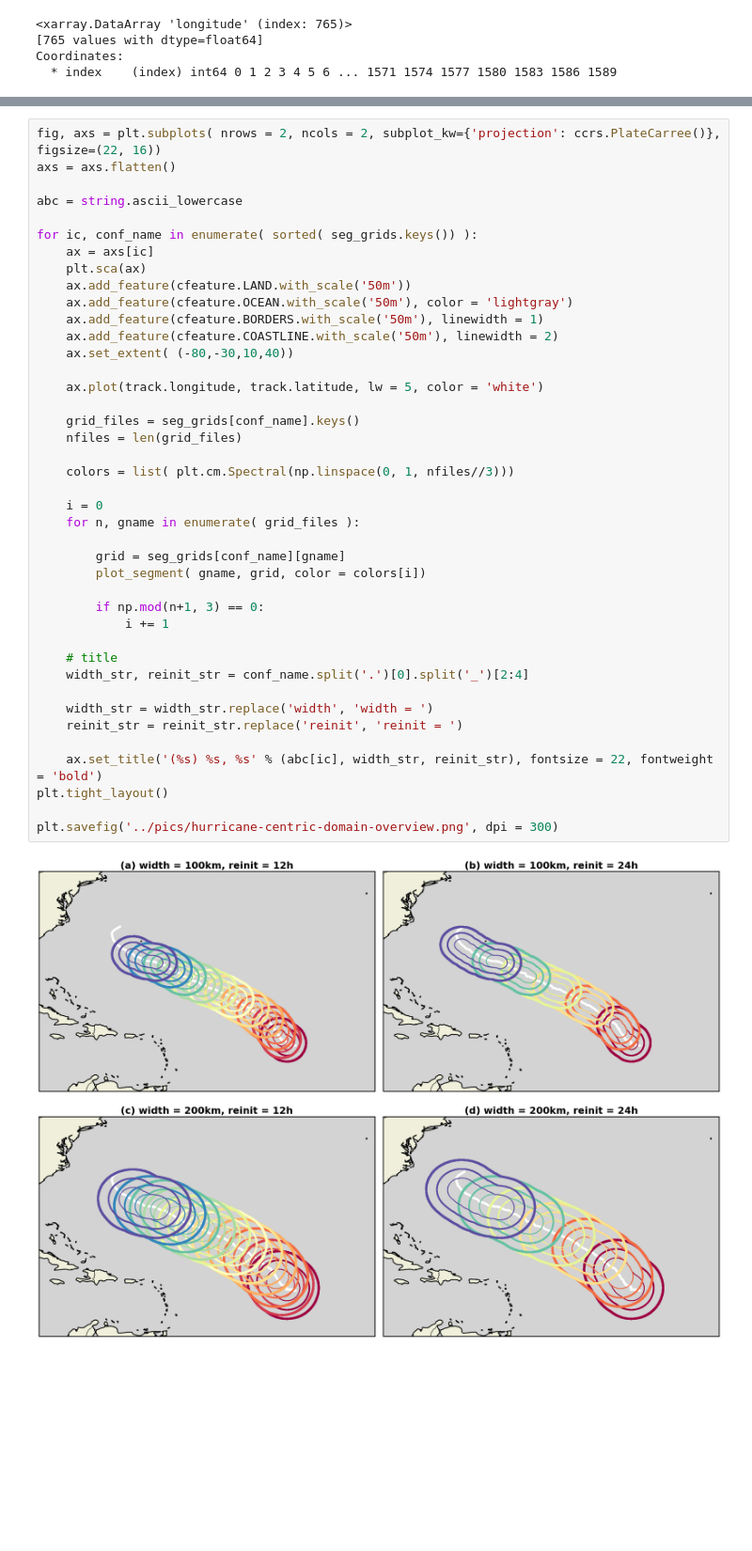
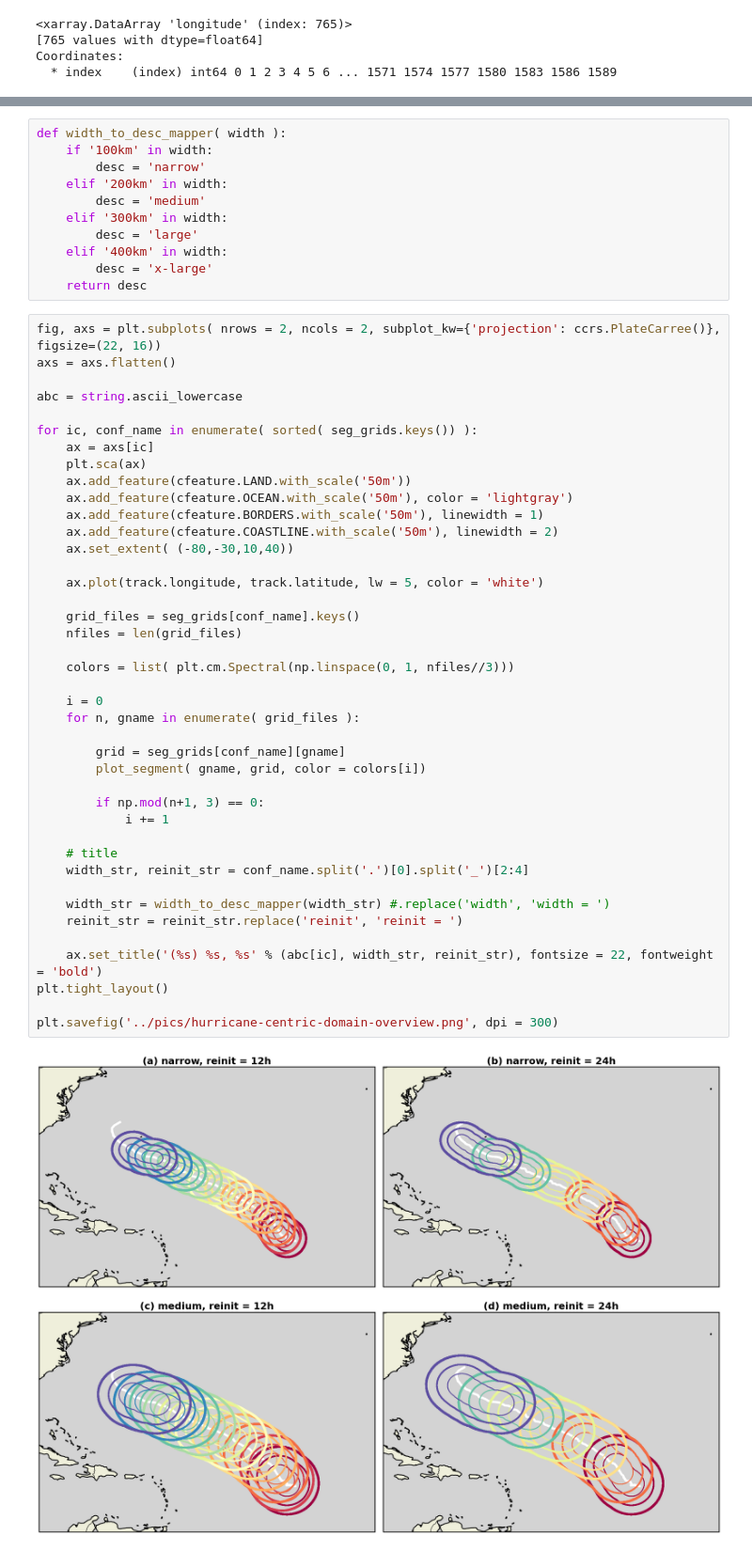
Before and after one commit to fsenf/nbook.2025-08_Hurricane-Centric-Analysis, a Jupyter notebook: nbooks/01-Centric-Domains-Overview-Map.ipynb, the cells around one changed output, grey strips where cells are left out. Shown at 94% size. Saved outputs shown, nothing was run; the diff lists cells and outputs as text; blank space fills up the shorter version.

```diff
--- a/nbooks/01-Centric-Domains-Overview-Map.ipynb
+++ b/nbooks/01-Centric-Domains-Overview-Map.ipynb
@@ -175,6 +175,17 @@ for n, gname in enumerate( grid_files ):
         i += 1
 # %% [output]
 [figure]
+# %%
+def width_to_desc_mapper( width ):
+    if '100km' in width:
+        desc = 'narrow'
+    elif '200km' in width:
+        desc = 'medium'
+    elif '300km' in width:
+        desc = 'large'
+    elif '400km' in width:
+        desc = 'x-large'
+    return desc
 # %%
 fig, axs = plt.subplots( nrows = 2, ncols = 2, subplot_kw={'projection': ccrs.PlateCarree()}, figsize=(22, 16))
 axs = axs.flatten()
@@ -189,32 +200,32 @@ for ic, conf_name in enumerate( sorted( seg_grids.keys()) ):
     ax.add_feature(cfeature.BORDERS.with_scale('50m'), linewidth = 1)
     ax.add_feature(cfeature.COASTLINE.with_scale('50m'), linewidth = 2)
     ax.set_extent( (-80,-30,10,40))
 
     ax.plot(track.longitude, track.latitude, lw = 5, color = 'white')
 
     grid_files = seg_grids[conf_name].keys()
     nfiles = len(grid_files)
 
     colors = list( plt.cm.Spectral(np.linspace(0, 1, nfiles//3)))
 
     i = 0
     for n, gname in enumerate( grid_files ):
 
         grid = seg_grids[conf_name][gname]
         plot_segment( gname, grid, color = colors[i])
 
         if np.mod(n+1, 3) == 0:
             i += 1
 
     # title
     width_str, reinit_str = conf_name.split('.')[0].split('_')[2:4]
 
-    width_str = width_str.replace('width', 'width = ')
+    width_str = width_to_desc_mapper(width_str) #.replace('width', 'width = ')
     reinit_str = reinit_str.replace('reinit', 'reinit = ')
 
     ax.set_title('(%s) %s, %s' % (abc[ic], width_str, reinit_str), fontsize = 22, fontweight = 'bold')
 plt.tight_layout()
 
 plt.savefig('../pics/hurricane-centric-domain-overview.png', dpi = 300)
 # %% [output]
-[figure, old version]
+[figure, new version]
```
Also changed, not shown: parts of 1 cell of this notebook, 20 other files.
